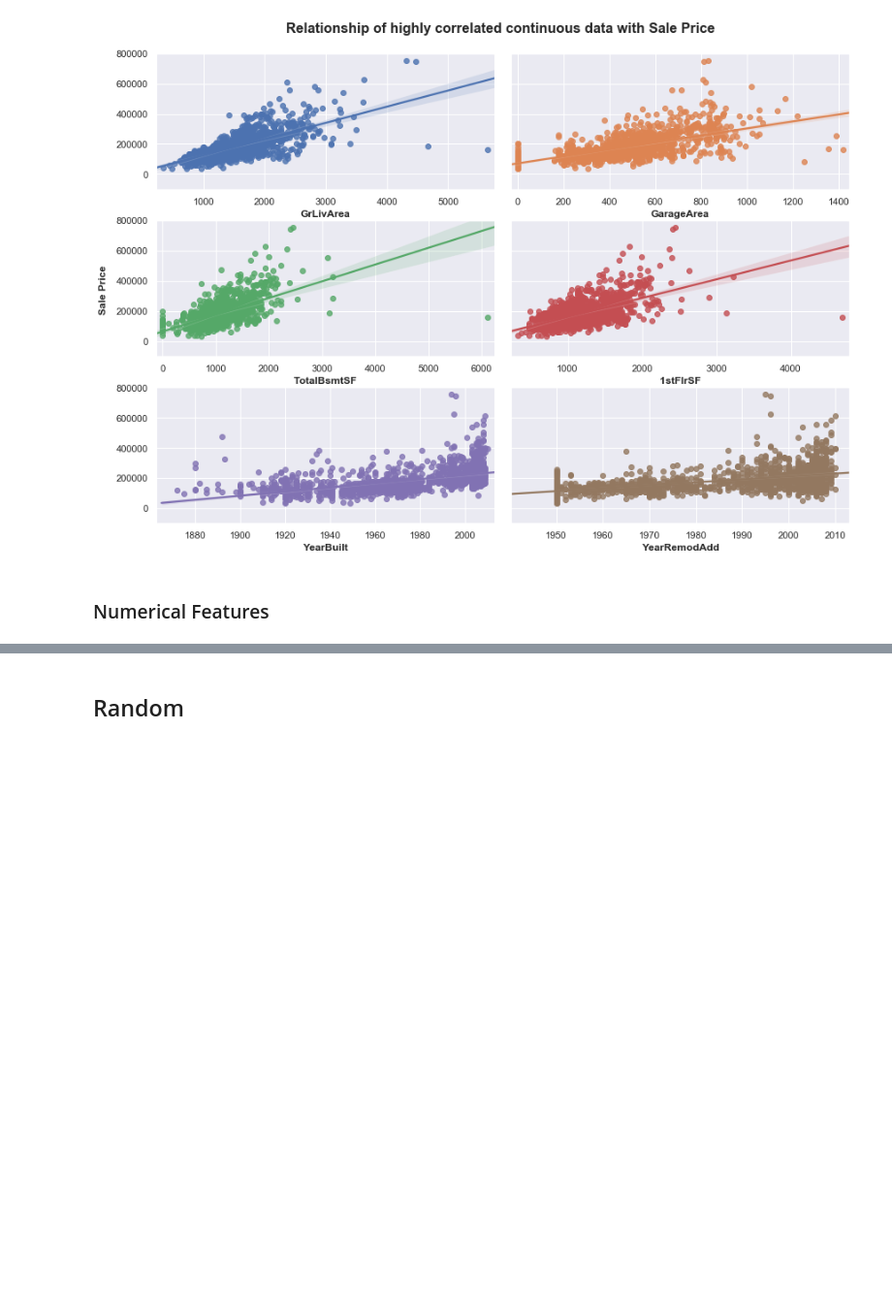
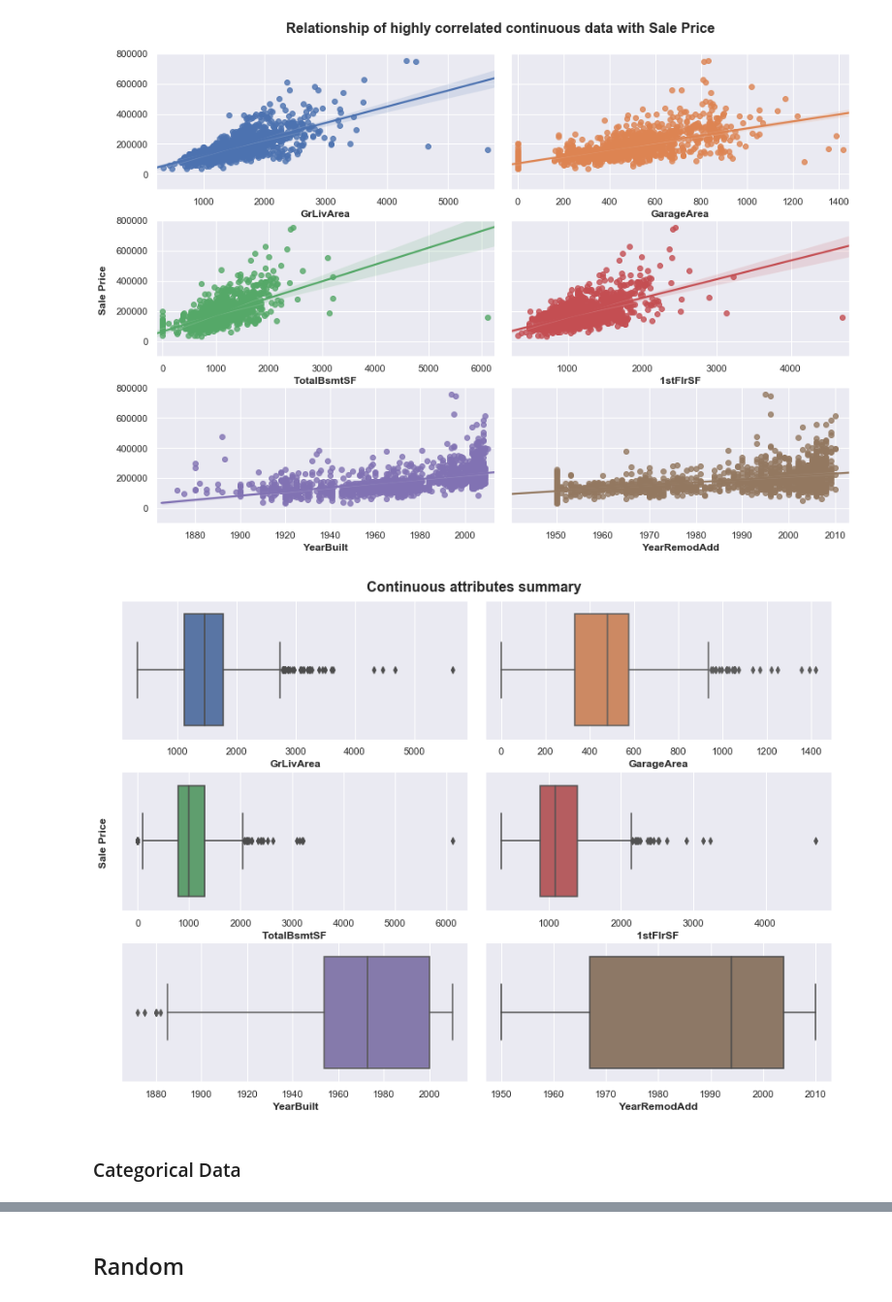
Before and after one commit to gepallas/ML_House_Prices, a Jupyter notebook: HousePricesEDA.ipynb, the cells around one changed output, grey strips where cells are left out. Shown: that part at 97% size. Drawn from its saved outputs; the diff is of its cells as text; code cells hidden in the pictures; blank space fills up the shorter version.

Commit message:
Continuous data correlations.

```diff
--- a/HousePricesEDA.ipynb
+++ b/HousePricesEDA.ipynb
@@ -820,5 +805,3 @@ for attr in continuous_attr_high:
         j+=1
 # %% [output]
 [figure]
-# %% [markdown]
-### Numerical Features
@@ -836 +808,21 @@ train_num = train.select_dtypes(include=numerics)
+# %%
+i = j = k = 0
+fig, ax = plt.subplots(3,2, figsize=(14,10), sharey=False)
+fig.suptitle('Continuous attributes summary', fontsize=16, fontweight='bold', y=0.91)
+fig.subplots_adjust(hspace=0.23, wspace=0.05, left=0.105)
+fig.text(0.08, 0.5, 'Sale Price', va='center', rotation=90, fontdict={'fontsize':12, 'fontweight':'bold'})
+for attr in continuous_attr_high:
+    sns.boxplot(x=attr, data=train_clean, ax=ax[i,j], color=sns.color_palette()[k])
+    ax[i,j].set_xlabel(attr, fontsize=12, fontweight='bold')
+    ax[i,j].set_ylabel('')
+    if j==1:
+        i+=1
+        j=0
+    else:
+        j+=1
+    k+=1
+# %% [output]
+[figure, added]
+# %% [markdown]
+### Categorical Data
 # %%
```
Also changed, not shown: parts of 18 cells of this notebook.
